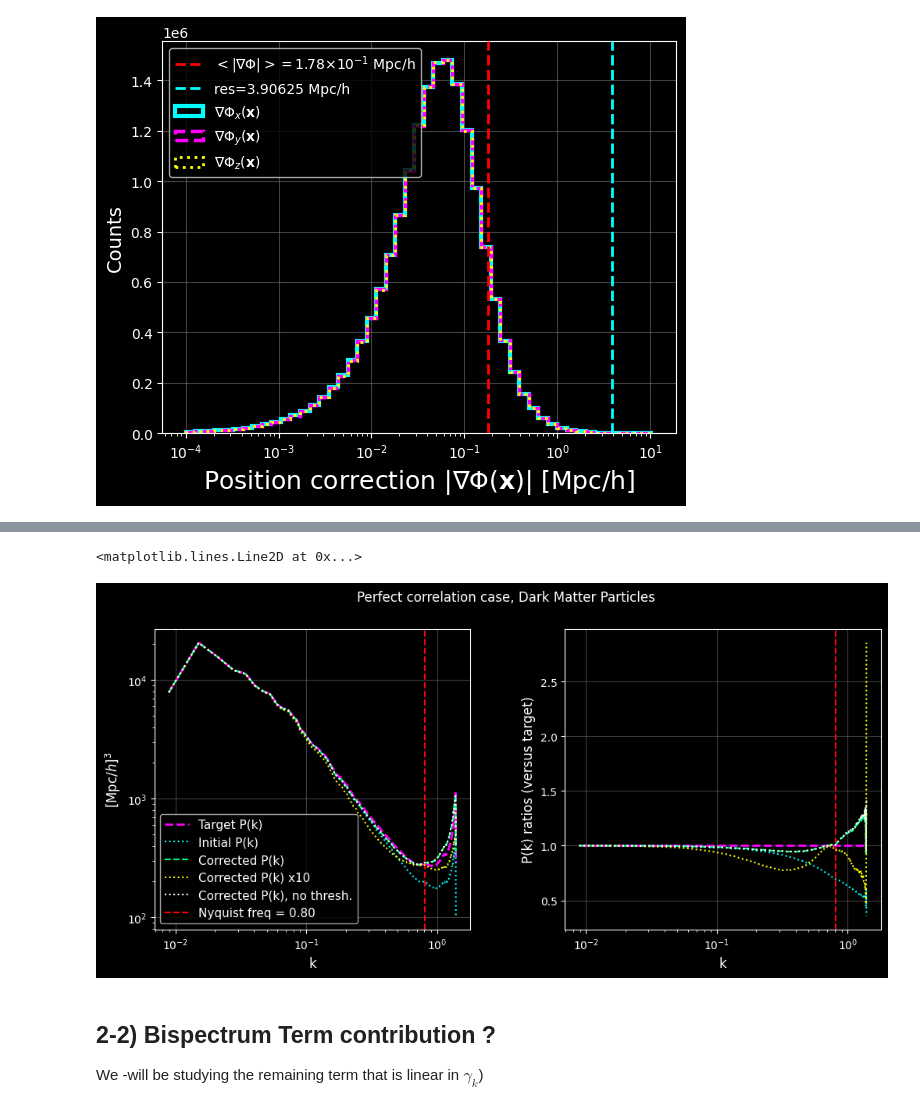
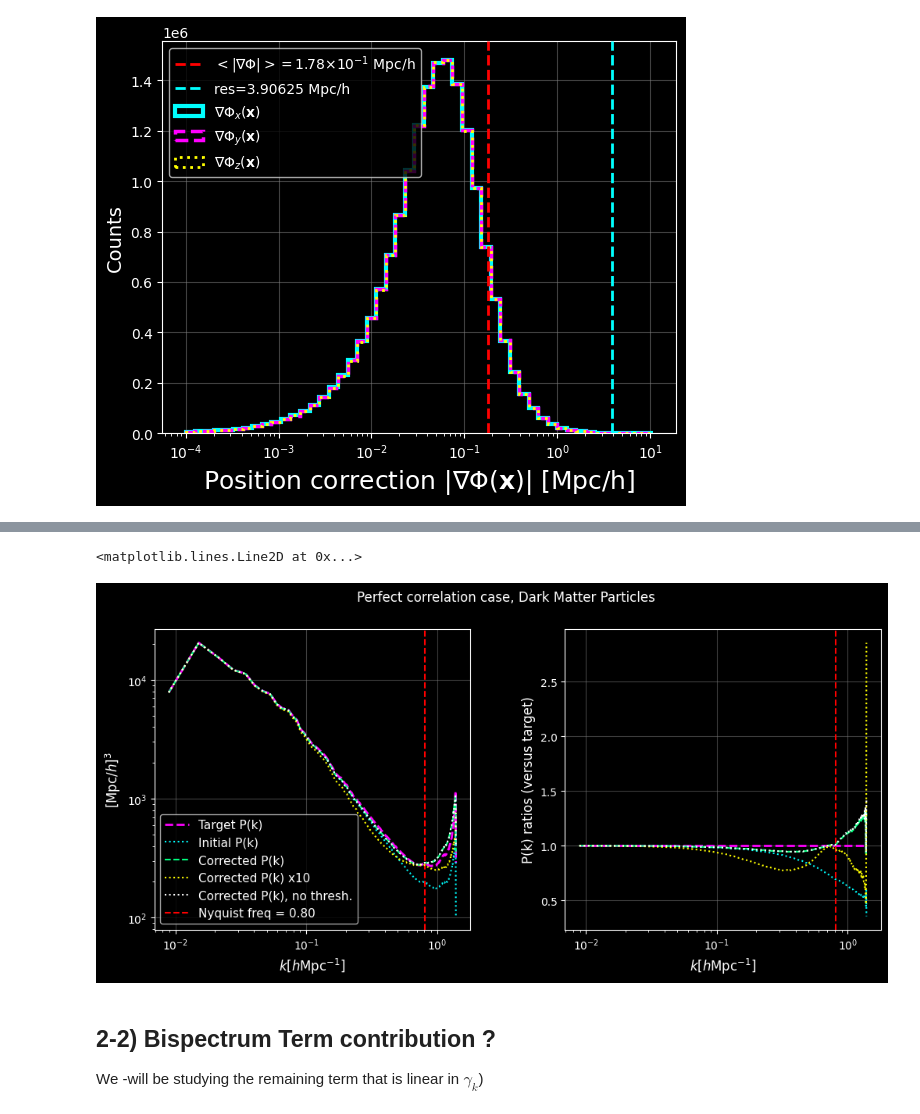
Before and after one commit to anirbanbairagi/Power-Spectrum-Change-Under-Gradient-Perturbation, a Jupyter notebook: DM_benchmark_nico.ipynb, the cells around one changed output, grey strips where cells are left out. Drawn from its saved outputs; the diff is of its cells as text; code cells hidden in the pictures.

```diff
--- a/DM_benchmark_nico.ipynb
+++ b/DM_benchmark_nico.ipynb
@@ -972,36 +967,36 @@ ax2 = axes[1]
 # temporary fix
 kplot = k_corrected_alt.copy()
 
 ax1.plot(kplot, Pk_target, color = "magenta", ls = "--", lw = 2, label = "Target P(k)")
 ax1.plot(kplot, Pk_pm, color = "cyan", lw = 1.5, label = "Initial P(k)", ls = "dotted", zorder = 5)
 ax1.plot(kplot, Pk_disp_alt, color = "springgreen", lw = 1.5, label = "Corrected P(k)", ls = "dashed", zorder = 5)
 ax1.plot(kplot, Pk_disp_10, color = "yellow", lw = 1.5, label = "Corrected P(k) x10", ls = "dotted", zorder = 5)
 ax1.plot(kplot, Pk_disp_noth, color = "white", lw = 1.5, label = "Corrected P(k), no thresh.", ls = "dotted", zorder = 5)
-ax1.set_xlabel("k", fontsize =12)
+ax1.set_xlabel(r"$k [h\text{Mpc}^{-1}]$", fontsize =12)
 ax1.set_ylabel(r"$[\mathrm{Mpc}/h]^3$", fontsize =12)
 ax1.axvline(np.pi*grid/BoxSize,  color='r',ls='--', label='Nyquist freq = %.2f'%kN)
 ax1.legend(fontsize = 11)
 ax1.set_xscale("log")
 ax1.set_yscale("log")
 ax1.grid(color = "grey", alpha = 0.5)
 
 ax2.plot(kplot, Pk_target/Pk_target, color = "magenta", ls = "--", lw = 2, label = "Target P(k)")
 ax2.plot(kplot, Pk_pm/Pk_target, color = "cyan", lw = 1.5, label = "Initial P(k)", ls = "dotted", zorder = 5)
 ax2.plot(kplot, Pk_disp_alt/Pk_target, color = "springgreen", lw = 1.5, label = "Corrected P(k)", ls = "dashed", zorder = 5)
 ax2.plot(kplot, Pk_disp_10/Pk_target, color = "yellow", lw = 1.5, label = "Corrected P(k) x10", ls = "dotted", zorder = 5)
 ax2.plot(kplot, Pk_disp_noth/Pk_target, color = "white", lw = 1.5, label = "Corrected P(k) no thresh,", ls = "dotted", zorder = 5)
-ax2.set_xlabel("k", fontsize =12)
+ax2.set_xlabel(r"$k [h\text{Mpc}^{-1}]$", fontsize =12)
 ax2.set_ylabel(r"P(k) ratios (versus target)", fontsize =12)
 #ax2.legend(fontsize = 11)
 ax2.set_xscale("log")
 ax2.set_yscale("linear")
 ax2.grid(color = "grey", alpha = 0.5)
 plt.subplots_adjust(wspace = 0.3)
 plt.suptitle("Perfect correlation case, Dark Matter Particles")
 ax2.axvline(np.pi*grid/BoxSize,  color='r',ls='--', label='Nyquist freq = %.2f'%kN)
 # %% [output]
 <matplotlib.lines.Line2D at 0x...>
-[figure, old version]
+[figure, new version]
 # %% [markdown]
 ## 2-2) Bispectrum Term contribution ?
 We -will be studying the remaining term that is linear in $\gamma_k$)
```
Also changed, not shown: parts of 23 cells of this notebook.
